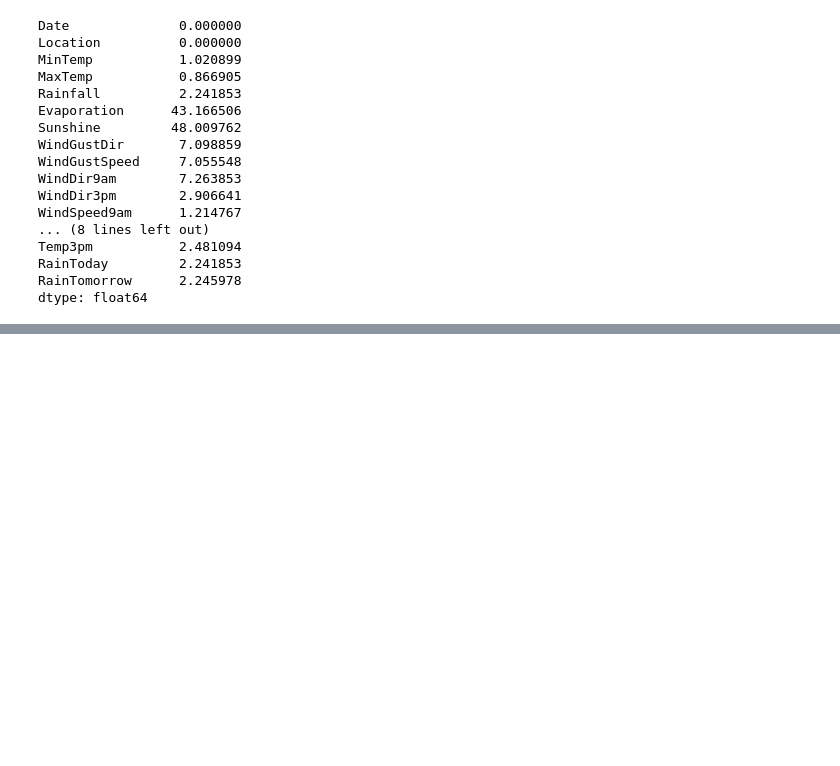
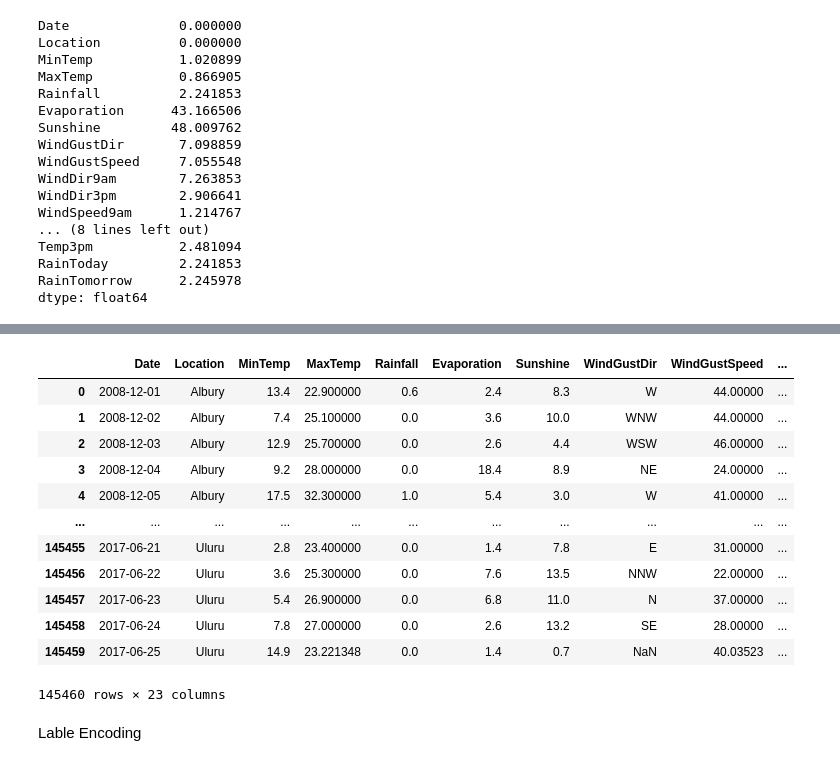
Before and after one commit to AshMaza/Code, a Jupyter notebook: Rain.ipynb, the cells around one changed output, grey strips where cells are left out. Cells and saved outputs as stored; diff of their text form; code cells hidden in the pictures; blank space fills up the shorter version.

```diff
--- a/Rain.ipynb
+++ b/Rain.ipynb
@@ -104,0 +296,20 @@ Cloud3pm is numerical variable,Discrete in nature
+# %%
+df["RainToday"] = pd.get_dummies(df["RainToday"],drop_first=True)
+df["RainTomorrow"] = pd.get_dummies(df["RainTomorrow"],drop_first=True)
+df
+# %% [output]
+|  | Date | Location | MinTemp | MaxTemp | Rainfall | Evaporation | Sunshine | WindGustDir | WindGustSpeed | ... |
+| 0 | 2008-12-01 | Albury | 13.4 | 22.900000 | 0.6 | 2.4 | 8.3 | W | 44.00000 | ... |
+| 1 | 2008-12-02 | Albury | 7.4 | 25.100000 | 0.0 | 3.6 | 10.0 | WNW | 44.00000 | ... |
+| 2 | 2008-12-03 | Albury | 12.9 | 25.700000 | 0.0 | 2.6 | 4.4 | WSW | 46.00000 | ... |
+| 3 | 2008-12-04 | Albury | 9.2 | 28.000000 | 0.0 | 18.4 | 8.9 | NE | 24.00000 | ... |
+| 4 | 2008-12-05 | Albury | 17.5 | 32.300000 | 1.0 | 5.4 | 3.0 | W | 41.00000 | ... |
+| ... | ... | ... | ... | ... | ... | ... | ... | ... | ... | ... |
+| 145455 | 2017-06-21 | Uluru | 2.8 | 23.400000 | 0.0 | 1.4 | 7.8 | E | 31.00000 | ... |
+| 145456 | 2017-06-22 | Uluru | 3.6 | 25.300000 | 0.0 | 7.6 | 13.5 | NNW | 22.00000 | ... |
+| 145457 | 2017-06-23 | Uluru | 5.4 | 26.900000 | 0.0 | 6.8 | 11.0 | N | 37.00000 | ... |
+| 145458 | 2017-06-24 | Uluru | 7.8 | 27.000000 | 0.0 | 2.6 | 13.2 | SE | 28.00000 | ... |
+| 145459 | 2017-06-25 | Uluru | 14.9 | 23.221348 | 0.0 | 1.4 | 0.7 | NaN | 40.03523 | ... |
+145460 rows × 23 columns
+# %% [markdown]
+Lable Encoding
```
Also changed, not shown: parts of 19 cells of this notebook.
